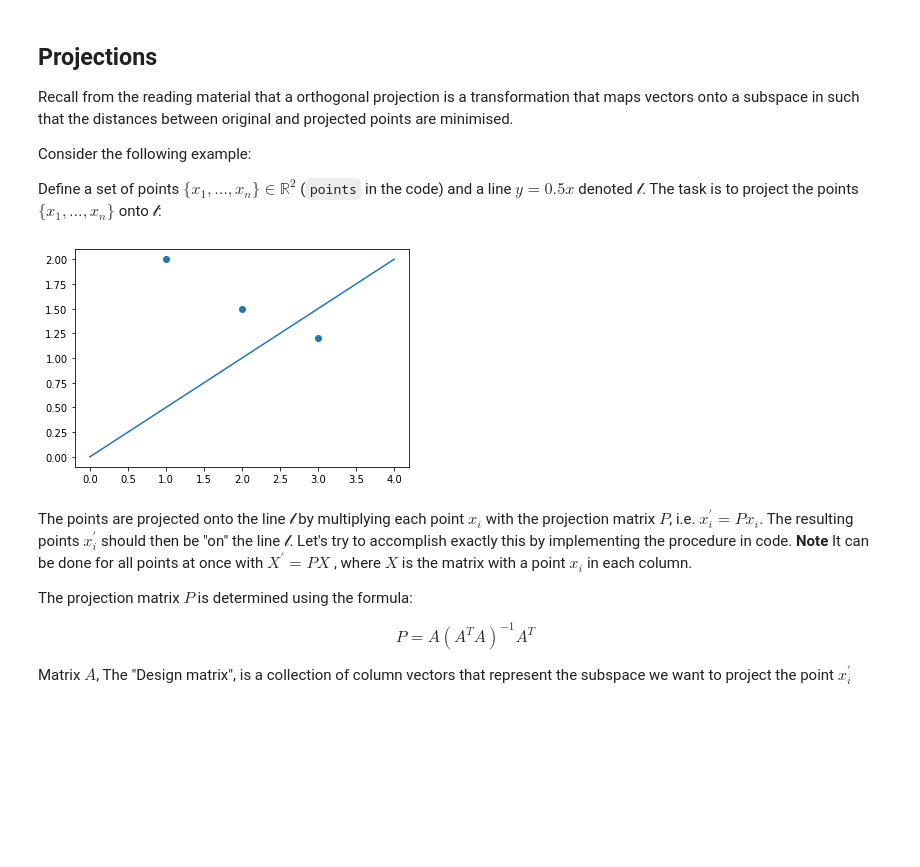
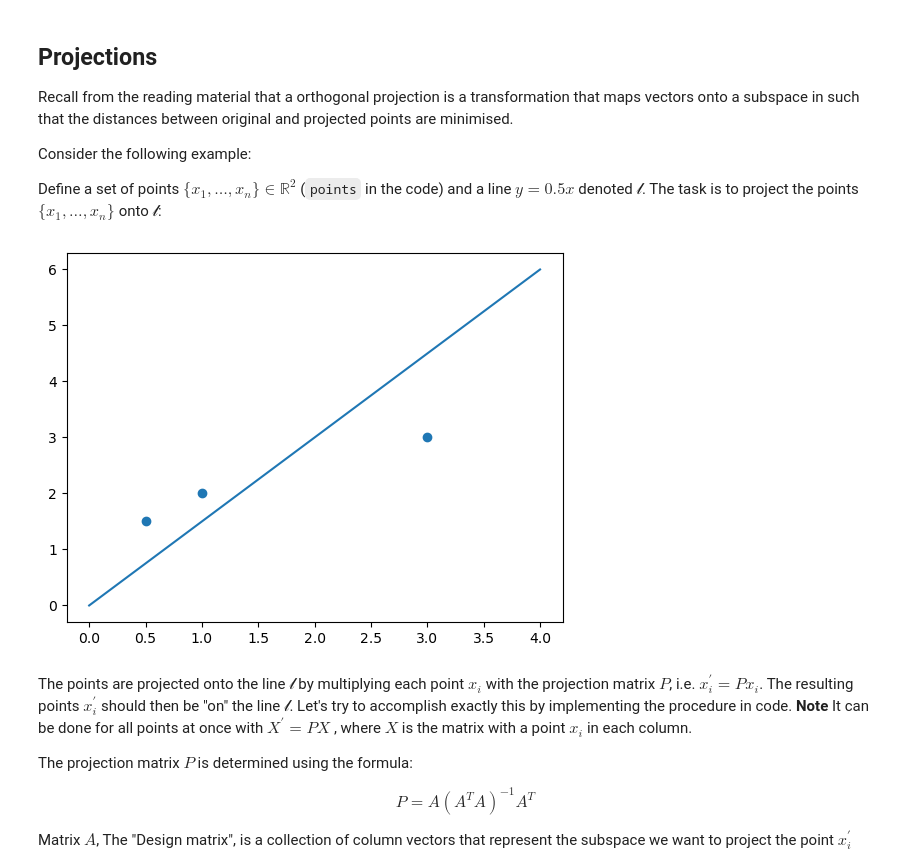
Before and after one commit to MikkelBerggreen/ITU-Introduction-to-Machine-Learning, a Jupyter notebook: source/Tutorials/Week 4/Projection_tutorial.ipynb, the cells around one changed output. Drawn from its saved outputs; the diff is of its cells as text; code cells hidden in the pictures; blank space fills up the shorter version.

```diff
--- a/source/Tutorials/Week 4/Projection_tutorial.ipynb
+++ b/source/Tutorials/Week 4/Projection_tutorial.ipynb
@@ -24,22 +24,22 @@ Define a set of points $\{x_1, \dots, x_n\} \in \mathbb{R}^2$ (`points` in the c
 # %%
 # Three points
 points = np.array([
     [1, 2],
-    [2, 1.5],
-    [3, 1.2]
+    [0.5, 1.5],
+    [3, 3]
 ])
 
 # Show plot
 plt.scatter(points[:, 0], points[:, 1])
 
 # Make line points (remember Numpy broadcasting)
 x = np.linspace(0, 4)
-y = x*0.5
+y = x*1.5
 
 # Plot line
 plt.plot(x, y);
 # %% [output]
-[figure, old version]
+[figure, new version]
 # %% [markdown]
 The points are projected onto the line $\mathcal{l}$ by multiplying each point $x_i$ with the projection matrix $P$, i.e. $x^{\prime}_i = Px_i$. The resulting points $x^{\prime}_i$ should then be "on" the line $\mathcal{l}$. Let's try to accomplish exactly this by implementing the procedure in code. **Note** It can be done for all points at once with $X^{\prime}=PX$ , where $X$ is the matrix with a point $x_i$ in each column.
 
```
Also changed, not shown: parts of 8 cells of this notebook.
